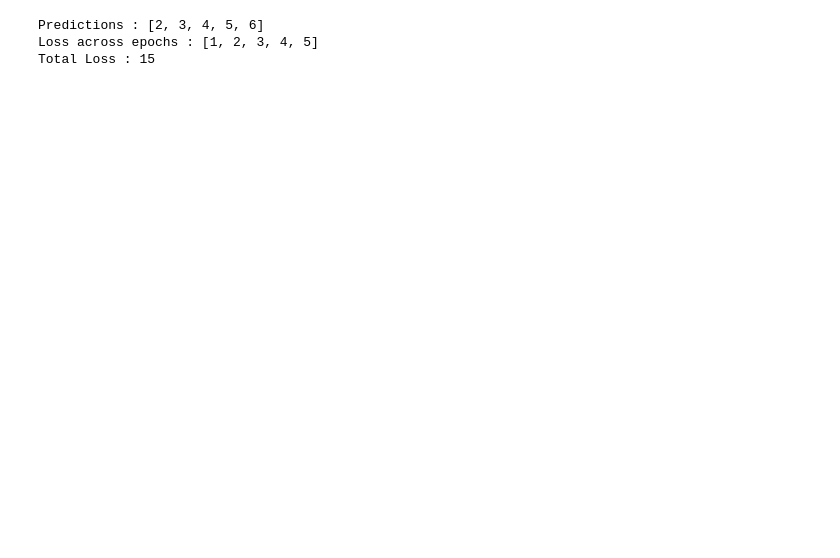
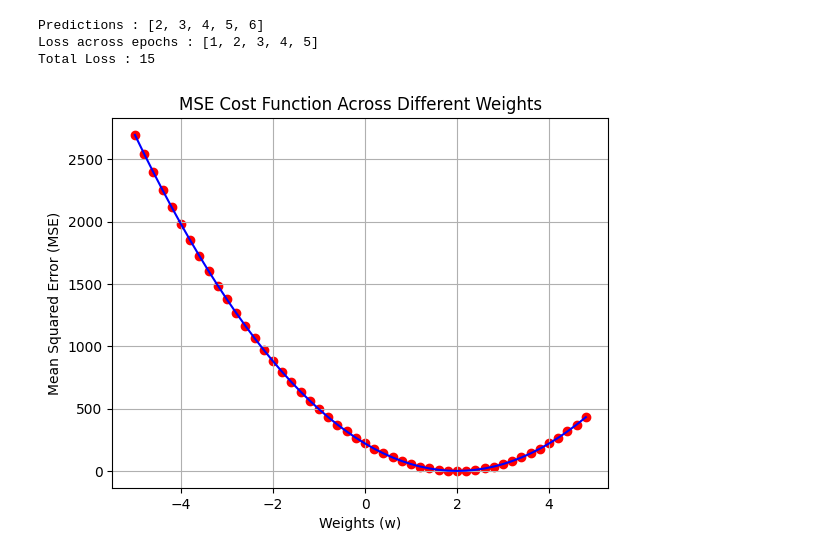
Before and after one commit to AyushDevadiga1/Machine-Learning, a Jupyter notebook: linear-regression/UnderstandingRegression.ipynb, the cells around one changed output. Saved outputs shown, nothing was run; the diff lists cells and outputs as text; code cells hidden in the pictures; blank space fills up the shorter version.

Commit message:
Understanding the mse cost function and why it's graph is a downward hill by experimenting on different weight values

```diff
--- a/linear-regression/UnderstandingRegression.ipynb
+++ b/linear-regression/UnderstandingRegression.ipynb
@@ -29,3 +35,50 @@ train_lr(X,y,w,b)
 Predictions : [2, 3, 4, 5, 6]
 Loss across epochs : [1, 2, 3, 4, 5]
 Total Loss : 15
+# %%
+# TO try different weights and analyze I tweak the function a bit
+
+X = [1,2,3,4,5] # Independent Variable
+y = [3,5,7,9,11] # Dependent Variable
+
+b = 1
+
+def train_lr(X,y,w,b):
+
+    predictions = [] # A list to store the predictions from equation of Linear Regression
+
+    # Loop around to get predictions
+    for value in X:
+        predictions.append(w*value+b)
+
+    loss = [x - y for x,y in zip(y,predictions)]
+    mae = [abs(x - y) for x,y in zip(y,predictions)]
+    mse = [(x - y)**2 for x,y in zip(y,predictions)]
+
+    return sum(loss),sum(mae),sum(mse)
+
+# Now we loop this with different weight values
+
+cost_ = []
+mae_ = []
+mse_ = []
+
+weights_ = [weight for weight in np.arange(-5.0, 5.0, 0.2)]
+for weight in weights_:
+
+    i,j,k = train_lr(X,y,weight,b)
+
+    cost_.append(i)
+    mae_.append(j)
+    mse_.append(k)
+# %%
+# Now let's visualize weights vs cost
+plt.plot(weights_, mse_, color='blue')
+plt.scatter(weights_, mse_, color='red')
+plt.xlabel('Weights (w)')
+plt.ylabel('Mean Squared Error (MSE)')
+plt.title('MSE Cost Function Across Different Weights')
+plt.grid(True)
+plt.show()
+# %% [output]
+[figure, added]
```
Also changed, not shown: parts of 1 cell of this notebook.
